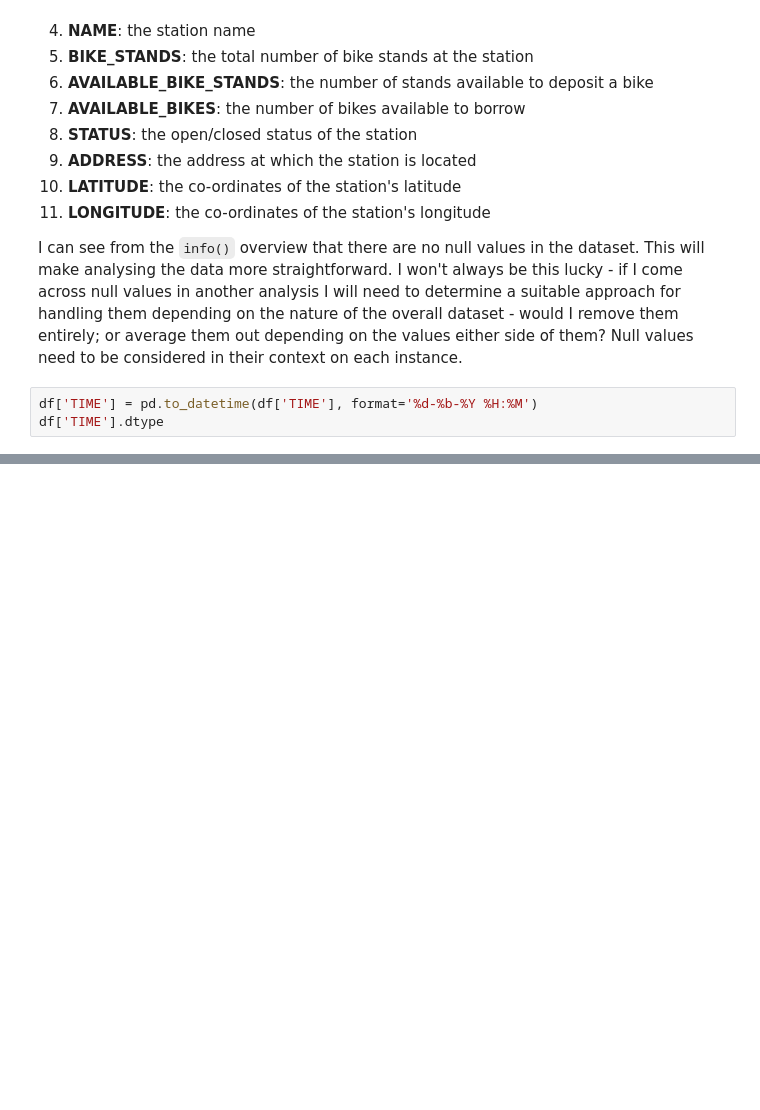
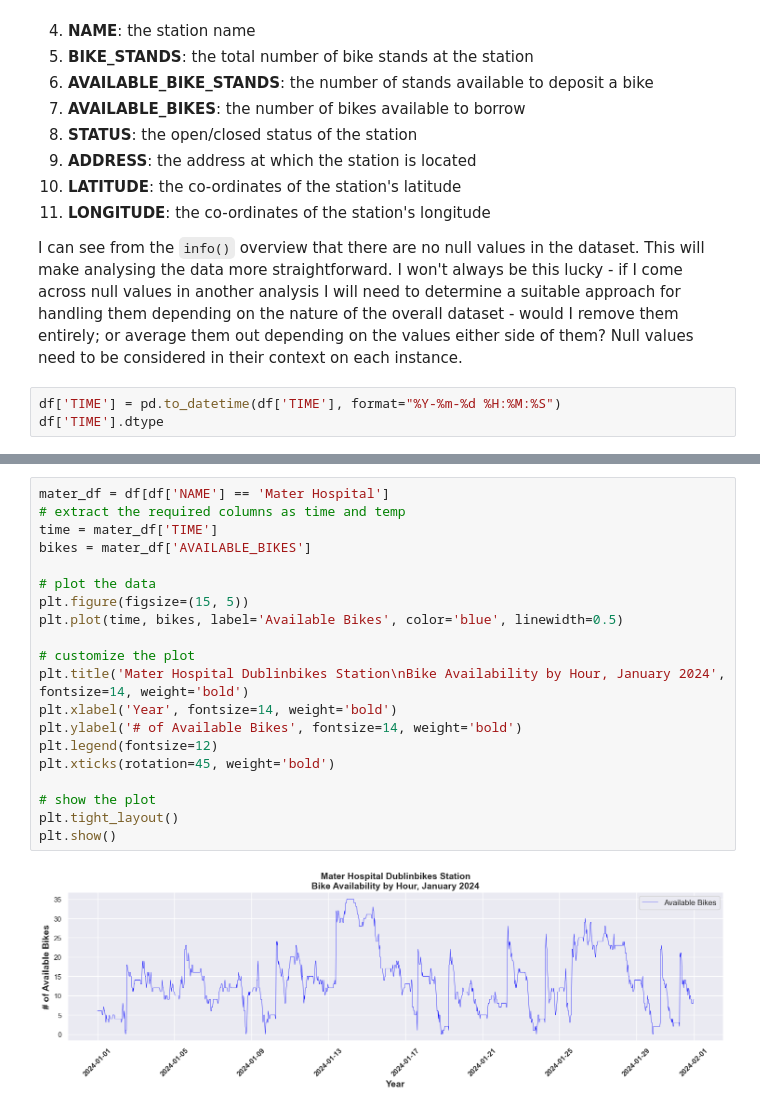
Before and after one commit to JBnkn/4369-programming-for-data-analytics, a Jupyter notebook: Project/Dublinbikes Project.ipynb, the cells around one changed output, grey strips where cells are left out. Saved outputs shown, nothing was run; the diff lists cells and outputs as text; blank space fills up the shorter version.

Commit message:
Plotting work

```diff
--- a/Project/Dublinbikes Project.ipynb
+++ b/Project/Dublinbikes Project.ipynb
@@ -45,5 +69,5 @@ The data contains 11 columns:
 
 I can see from the <code>info()</code> overview that there are no null values in the dataset. This will make analysing the data more straightforward. I won't always be this lucky - if I come across null values in another analysis I will need to determine a suitable approach for handling them depending on the nature of the overall dataset - would I remove them entirely; or average them out depending on the values either side of them? Null values need to be considered in their context on each instance.
 # %%
-df['TIME'] = pd.to_datetime(df['TIME'], format='%d-%b-%Y %H:%M')
+df['TIME'] = pd.to_datetime(df['TIME'], format="%Y-%m-%d %H:%M:%S")
 df['TIME'].dtype
@@ -81,0 +119,22 @@ map
+# %%
+mater_df = df[df['NAME'] == 'Mater Hospital']
+# extract the required columns as time and temp
+time = mater_df['TIME']
+bikes = mater_df['AVAILABLE_BIKES']
+
+# plot the data
+plt.figure(figsize=(15, 5))
+plt.plot(time, bikes, label='Available Bikes', color='blue', linewidth=0.5)
+
+# customize the plot
+plt.title('Mater Hospital Dublinbikes Station\nBike Availability by Hour, January 2024', fontsize=14, weight='bold')
+plt.xlabel('Year', fontsize=14, weight='bold')
+plt.ylabel('# of Available Bikes', fontsize=14, weight='bold')
+plt.legend(fontsize=12)
+plt.xticks(rotation=45, weight='bold')
+
+# show the plot
+plt.tight_layout()
+plt.show()
+# %% [output]
+[figure, added]
```
Also changed, not shown: parts of 6 cells of this notebook, 1 other file.
